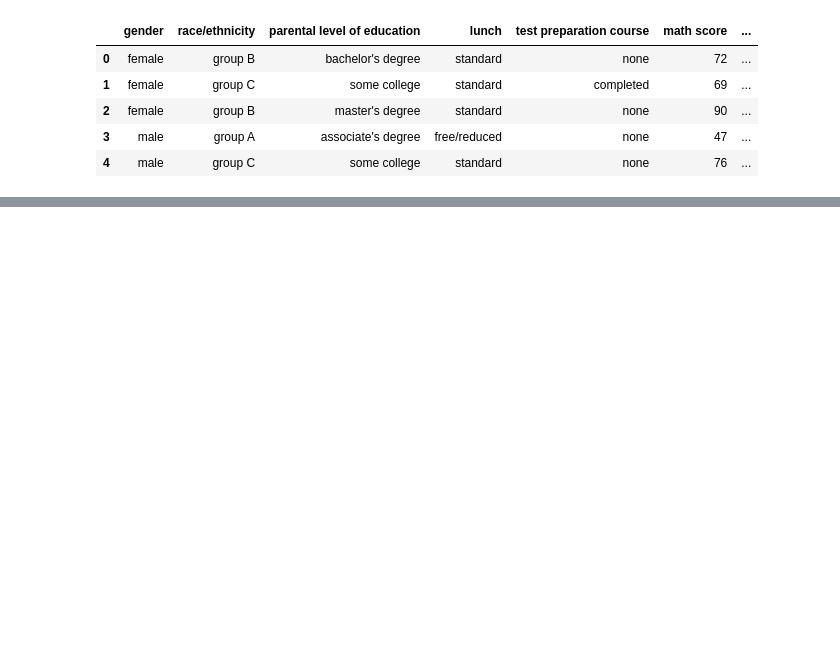
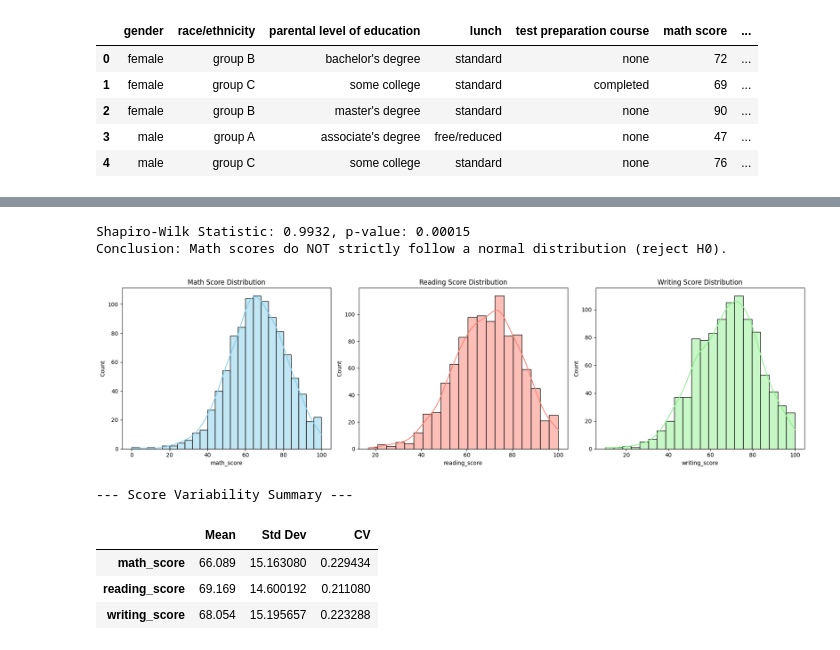
Before and after one commit to yazanhabayeb123-hash/Student-Performance-EDA, a Jupyter notebook: Student_Performance_EDA.ipynb, the cells around one changed output, grey strips where cells are left out. Drawn from its saved outputs; the diff is of its cells as text; code cells hidden in the pictures; blank space fills up the shorter version.

```diff
--- a/Student_Performance_EDA.ipynb
+++ b/Student_Performance_EDA.ipynb
@@ -45,0 +105,5 @@ df.head(5)
+# %%
+## Data Preparation
+df['total_score'] = df['math_score'] + df['reading_score'] + df['writing_score']
+df['average_score'] = df['total_score'] / 3
+df[['math_score', 'reading_score', 'writing_score', 'total_score', 'average_score']].head()
@@ -45,0 +117,44 @@ df.head(5)
+# %%
+## Statistical Analysis: Math Score
+# Shapiro-Wilk Test for Normality on Math Score
+stat, p_val = stats.shapiro(df['math_score'])
+print(f"Shapiro-Wilk Statistic: {stat:.4f}, p-value: {p_val:.5f}")
+if p_val > 0.05:
+    print("Conclusion: Math scores follow a normal distribution (fail to reject H0).")
+else:
+    print("Conclusion: Math scores do NOT strictly follow a normal distribution (reject H0).")
+# %% [output]
+Shapiro-Wilk Statistic: 0.9932, p-value: 0.00015
+Conclusion: Math scores do NOT strictly follow a normal distribution (reject H0).
+# %%
+## Univariate Analysis
+# Visualize distributions of all three exam scores
+fig, axes = plt.subplots(1, 3, figsize=(18, 5))
+
+sns.histplot(df['math_score'], kde=True, ax=axes[0], color='skyblue')
+axes[0].set_title('Math Score Distribution')
+
+sns.histplot(df['reading_score'], kde=True, ax=axes[1], color='salmon')
+axes[1].set_title('Reading Score Distribution')
+
+sns.histplot(df['writing_score'], kde=True, ax=axes[2], color='lightgreen')
+axes[2].set_title('Writing Score Distribution')
+
+plt.tight_layout()
+plt.show()
+
+# Calculate Summary Statistics & Coefficient of Variation (CV)
+stats_summary = pd.DataFrame({
+    'Mean': df[['math_score', 'reading_score', 'writing_score']].mean(),
+    'Std Dev': df[['math_score', 'reading_score', 'writing_score']].std(),
+    'CV': df[['math_score', 'reading_score', 'writing_score']].std() / df[['math_score', 'reading_score', 'writing_score']].mean()
+})
+print("--- Score Variability Summary ---")
+display(stats_summary)
+# %% [output]
+[figure, added]
+--- Score Variability Summary ---
+|  | Mean | Std Dev | CV |
+| math_score | 66.089 | 15.163080 | 0.229434 |
+| reading_score | 69.169 | 14.600192 | 0.211080 |
+| writing_score | 68.054 | 15.195657 | 0.223288 |
```
Also changed, not shown: parts of 16 cells of this notebook.
